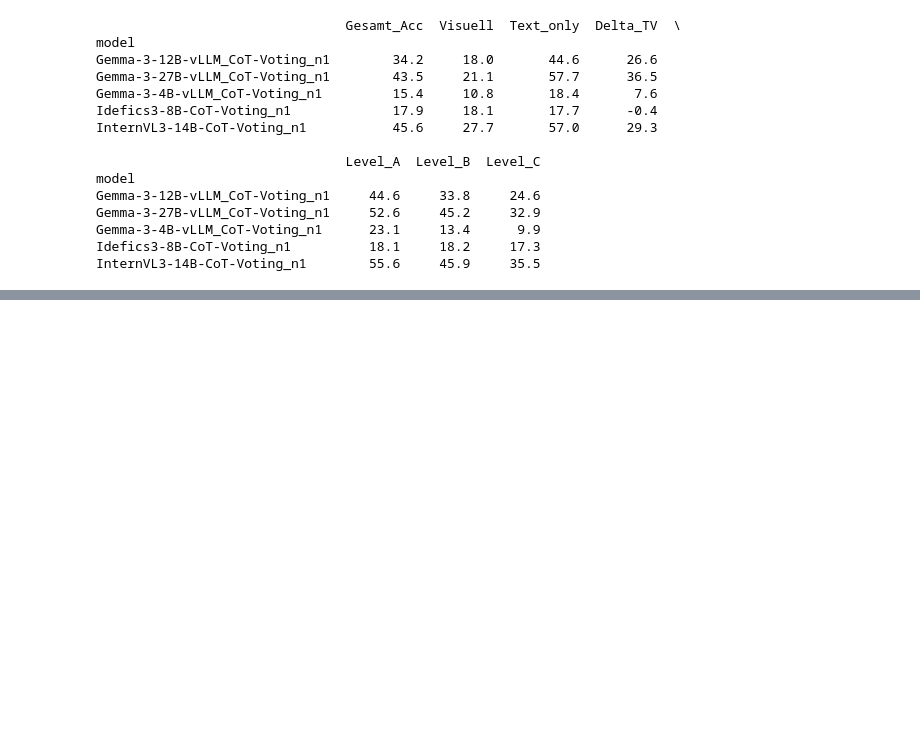
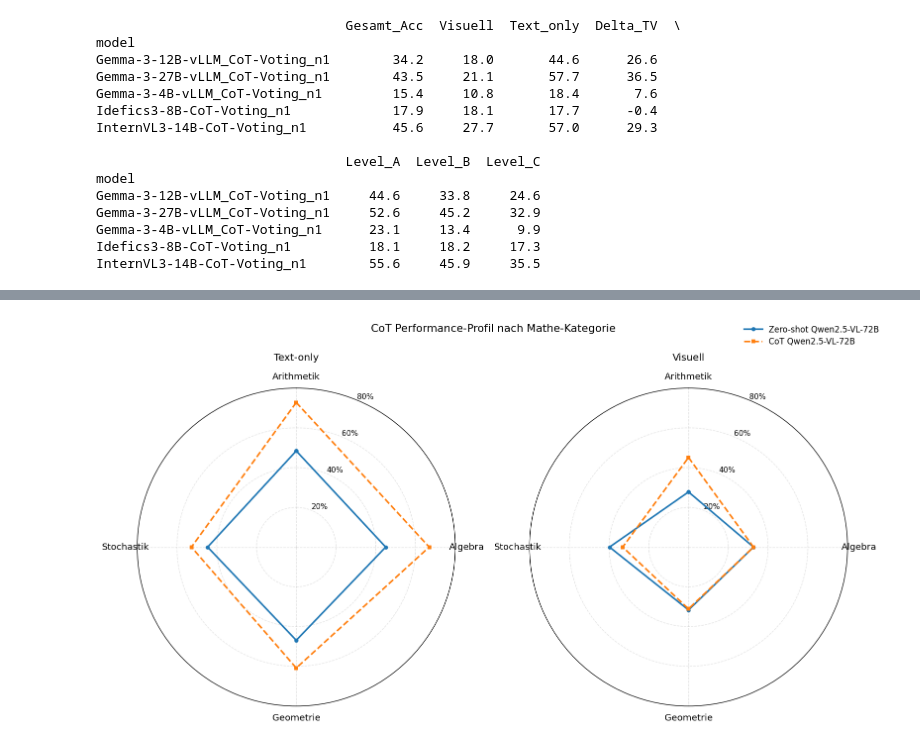
Before and after one commit to hugson-d/studienarbeit_vlm_dfki, a Jupyter notebook: eval_results.ipynb, the cells around one changed output, grey strips where cells are left out. Drawn from its saved outputs; the diff is of its cells as text; code cells hidden in the pictures; blank space fills up the shorter version.

```diff
--- a/eval_results.ipynb
+++ b/eval_results.ipynb
@@ -404,11 +386,21 @@ sel = ['Qwen2.5-VL-72B-AWQ-vLLM', 'InternVL3-8B-vLLM', 'Qwen2.5-VL-32B-vLLM',
 
 dff = df[df['math_category'].isin(cats) & df['model'].isin(sel)].copy()
 
+# Suffixe entfernen (nur am Ende der Zeichenkette)
+dff['model_disp'] = (
+    dff['model']
+      .str.replace(r'-vLLM$', '', regex=True)
+      .str.replace(r'_CoT-Voting_n1$', '', regex=True)
+)
+
+# Reihenfolge der Anzeige-Namen passend zu sel
+sel_disp = [re.sub(r'_CoT-Voting_n1$', '', re.sub(r'-vLLM$', '', s)) for s in sel]
+
 def _pivot(modality_bool):
     tmp = dff[dff['is_text_only'] == modality_bool]
-    out = (tmp.groupby(['model','math_category'])['is_correct'].mean()
+    out = (tmp.groupby(['model_disp','math_category'])['is_correct'].mean()
               .unstack('math_category')
-              .reindex(sel))
+              .reindex(sel_disp))
     return out * 100.0
 
 plot_df_text = _pivot(True)[cats]
@@ -1246,0 +1257,76 @@ piv_cov, agg_cov = plot_grouped_coverage_cot_tx_vi_paper(
+# %%
+def _radar_panel(ax, plot_df, title, r_max, angles, categories,
+                 linestyles, markers):
+    ax.set_theta_offset(pi / 2)
+    ax.set_theta_direction(-1)
+
+    ax.set_xticks(angles[:-1])
+    ax.set_xticklabels(categories, fontsize=11)
+
+    ticks = np.linspace(0, r_max, 5)[1:]  # 4 ticks ohne 0
+    ax.set_yticks(ticks)
+    ax.set_yticklabels([f"{int(t)}%" for t in ticks], fontsize=9)
+    ax.set_ylim(0, r_max)
+
+    ax.grid(True, linestyle='--', linewidth=0.8, alpha=0.35)
+    ax.set_title(title, fontsize=12, pad=14)
+
+    handles = []
+    labels = []
+    for i, (name, row) in enumerate(plot_df.iterrows()):
+        vals = row.to_list()
+        vals += vals[:1]
+        h = ax.plot(
+            angles, vals,
+            linewidth=2.0,
+            linestyle=linestyles[i % len(linestyles)],
+            marker=markers[i % len(markers)],
+            markersize=4,
+            label=name
+        )[0]
+        handles.append(h)
+        labels.append(name)
+    return handles, labels
+
+
+# -----------------------------
+# Voraussetzung: zwei DF bauen
+# plot_df_text: Accuracy% nach Kategorie nur Text-only
+# plot_df_vis : Accuracy% nach Kategorie nur Visuell
+# -----------------------------
+
+# Kategorien (Spalten)
+categories = ['Arithmetik', 'Algebra', 'Geometrie', 'Stochastik']
+N = len(categories)
+angles = [n / float(N) * 2 * pi for n in range(N)]
+angles += angles[:1]
+
+linestyles = ['solid', 'dashed', 'dashdot', (0, (1, 1)), (0, (3, 1, 1, 1))]
+markers = ['o', 's', '^', 'D', 'v', 'P']
+
+# Gemeinsame Skala (sehr wichtig)
+global_max = max(plot_df_text.to_numpy().max(), plot_df_vis.to_numpy().max())
+r_max = float(np.ceil(global_max / 10) * 10)
+
+fig, axes = plt.subplots(1, 2, figsize=(13.5, 6.8), subplot_kw=dict(polar=True))
+
+h1, lab1 = _radar_panel(axes[0], plot_df_text, "Text-only", r_max, angles, categories, linestyles, markers)
+h2, lab2 = _radar_panel(axes[1], plot_df_vis,  "Visuell",   r_max, angles, categories, linestyles, markers)
+
+# Eine gemeinsame Legende (reduziert visuelles Rauschen)
+fig.legend(
+    h1, lab1,
+    frameon=False,
+    fontsize=10,
+    loc='upper right',
+    bbox_to_anchor=(0.985, 0.985),   # oben rechts
+    borderaxespad=0.0,
+    handlelength=2.2,
+    labelspacing=0.4
+)
+
+fig.suptitle('CoT Performance-Profil nach Mathe-Kategorie', fontsize=13, y=0.98)
+plt.tight_layout(rect=[0, 0, 0.99, 0.95])
+plt.show()
+# %% [output]
+[figure, added]
```
Also changed, not shown: parts of 34 cells of this notebook, 13 other files.
